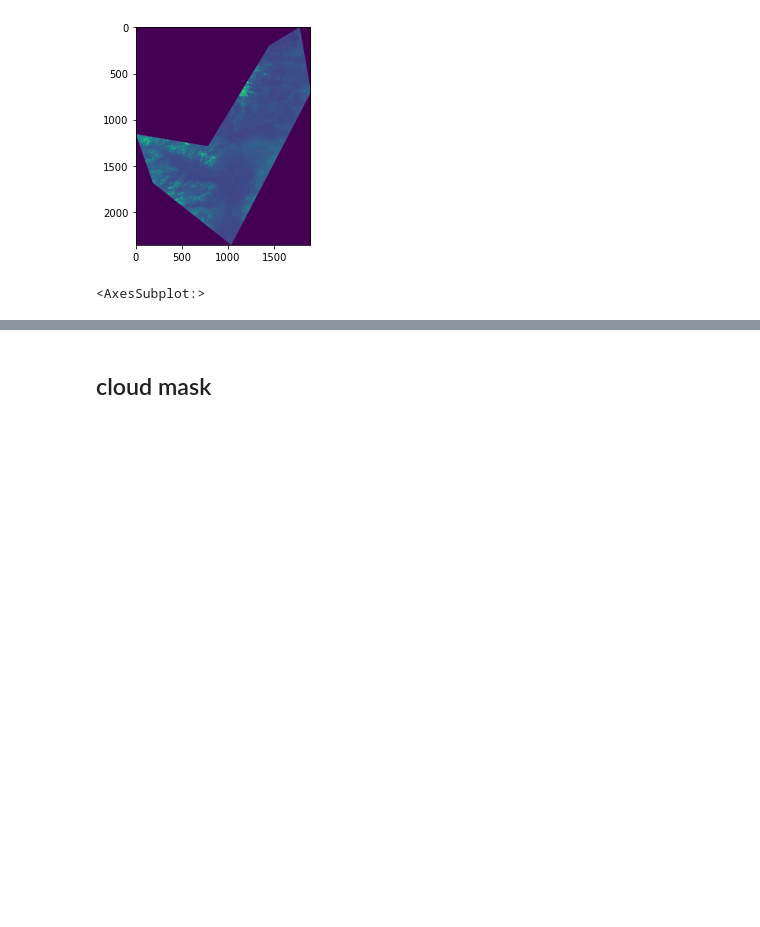
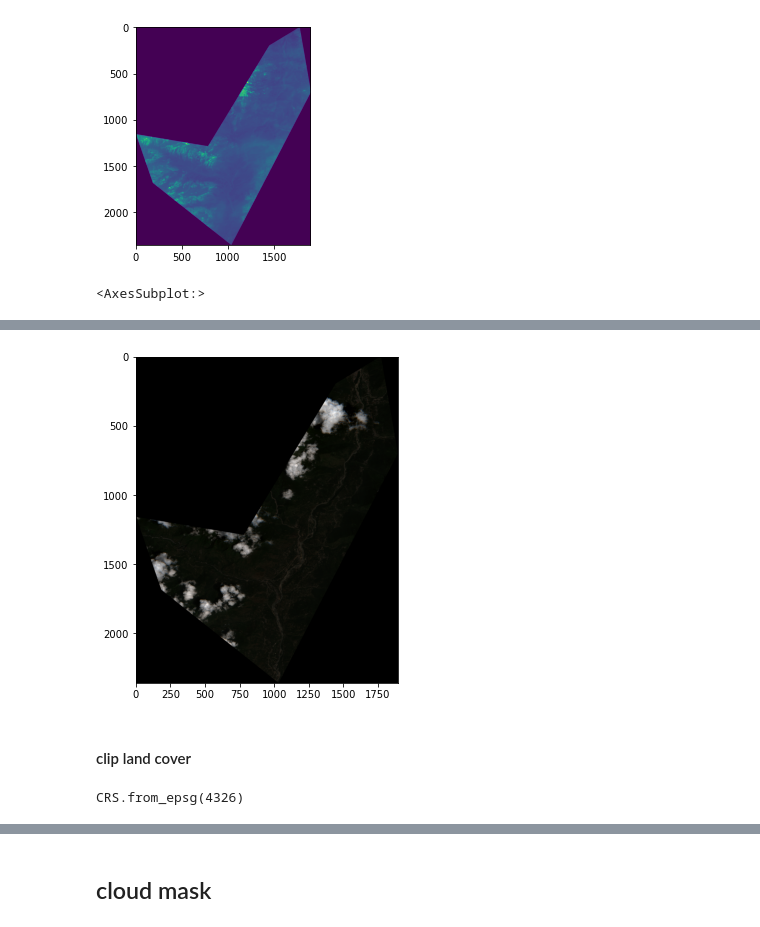
Before and after one commit to YourVirtualColdChainAssistant/MLsat-cropland-himachal, a Jupyter notebook: notebooks/draft.ipynb, the cells around one changed output, grey strips where cells are left out. Drawn from its saved outputs; the diff is of its cells as text; code cells hidden in the pictures; blank space fills up the shorter version.

```diff
--- a/notebooks/Untitled.ipynb
+++ b/notebooks/draft.ipynb
@@ -901,14 +906,10 @@ import matplotlib.pyplot as plt
 # %%
 def show_true_color(raster):
-    # Normalize bands into 0.0 - 1.0 scale
-    def normalize(array):
-        array_min, array_max = array.min(), array.max()
-        return (array - array_min) / (array_max - array_min + 1e-6)
 
     # Convert to numpy arrays
-    blue = raster.read(2)
-    green = raster.read(3)
-    red = raster.read(4)
+    blue = raster.read(1)
+    green = raster.read(2)
+    red = raster.read(3)
 
     # Normalize band DN
     blue_norm = normalize(blue)
@@ -1304,0 +1519,6 @@ show(masked[0])
+# %%
+read_n_show_true_color('N:/dataorg-datasets/MLsatellite/sentinel2_images/images_danya/clip/L2A_T43SFR_A026271_20200703T053446.tiff')
+# %% [output]
+[figure, added]
+# %% [markdown]
+#### clip land cover
@@ -1304,0 +1527,4 @@ show(masked[0])
+# %%
+raster.crs
+# %% [output]
+CRS.from_epsg(4326)
```
Also changed, not shown: parts of 44 cells of this notebook, 5 other files.
